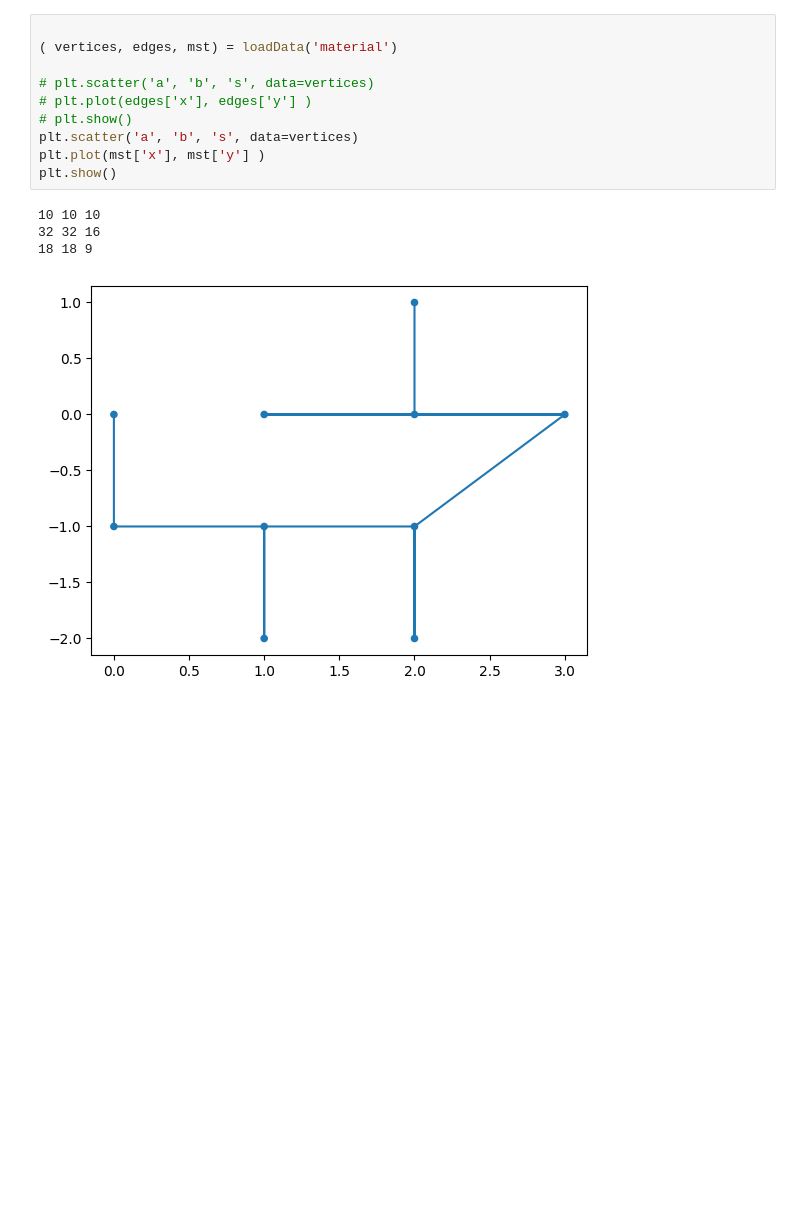
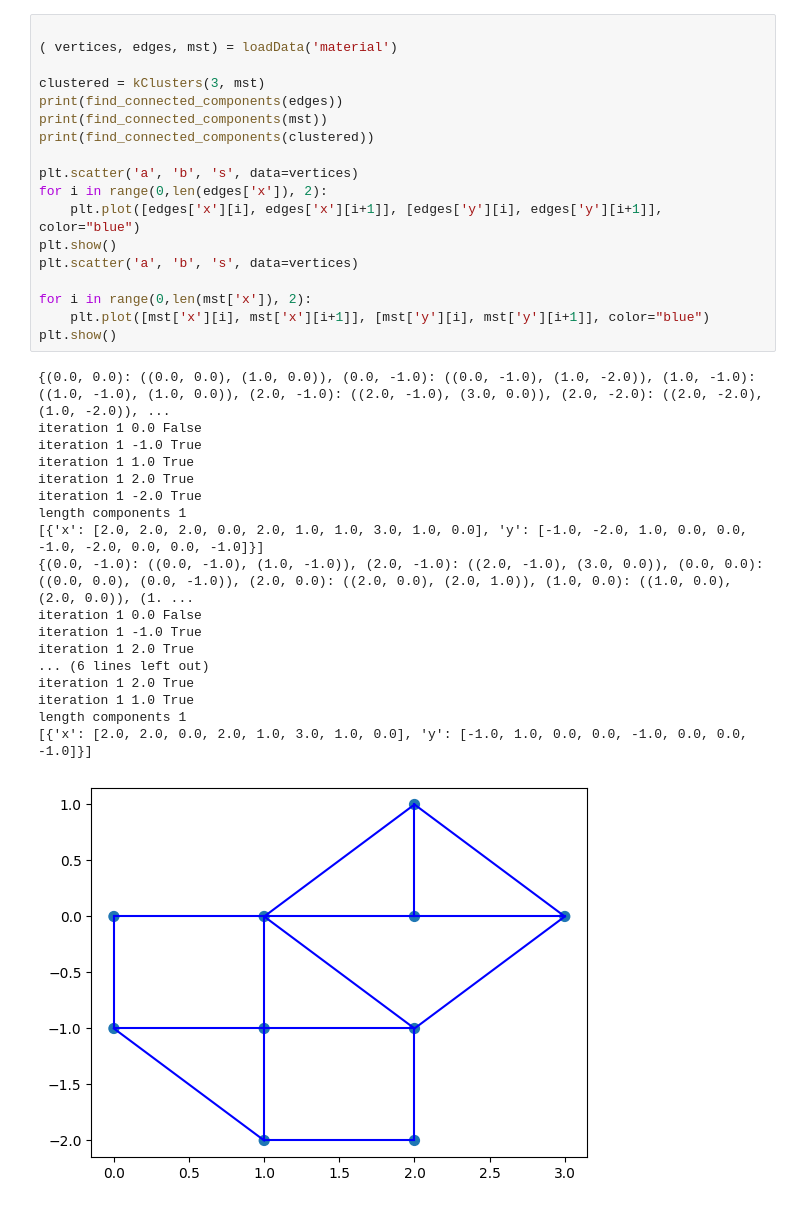
Before and after one commit to smitssjors/mpa, a Jupyter notebook: visualization.ipynb, the cells around one changed output. Cells and saved outputs as stored; diff of their text form; blank space fills up the shorter version.

Commit message:
more visualization

```diff
--- a/visualization.ipynb
+++ b/visualization.ipynb
@@ -71,15 +119,37 @@ def loadData(file: str):
 # %%
 
 ( vertices, edges, mst) = loadData('material')
 
-# plt.scatter('a', 'b', 's', data=vertices)
-# plt.plot(edges['x'], edges['y'] )
-# plt.show()
+clustered = kClusters(3, mst)
+print(find_connected_components(edges))
+print(find_connected_components(mst))
+print(find_connected_components(clustered))
+
 plt.scatter('a', 'b', 's', data=vertices)
-plt.plot(mst['x'], mst['y'] )
+for i in range(0,len(edges['x']), 2):
+    plt.plot([edges['x'][i], edges['x'][i+1]], [edges['y'][i], edges['y'][i+1]], color="blue")
 plt.show()
+plt.scatter('a', 'b', 's', data=vertices)
+
+for i in range(0,len(mst['x']), 2):
+    plt.plot([mst['x'][i], mst['x'][i+1]], [mst['y'][i], mst['y'][i+1]], color="blue")
+plt.show()
 # %% [output]
-10 10 10
-32 32 16
-18 18 9
+{(0.0, 0.0): ((0.0, 0.0), (1.0, 0.0)), (0.0, -1.0): ((0.0, -1.0), (1.0, -2.0)), (1.0, -1.0): ((1.0, -1.0), (1.0, 0.0)), (2.0, -1.0): ((2.0, -1.0), (3.0, 0.0)), (2.0, -2.0): ((2.0, -2.0), (1.0, -2.0)), ...
+iteration 1 0.0 False
+iteration 1 -1.0 True
+iteration 1 1.0 True
+iteration 1 2.0 True
+iteration 1 -2.0 True
+length components 1
+[{'x': [2.0, 2.0, 2.0, 0.0, 2.0, 1.0, 1.0, 3.0, 1.0, 0.0], 'y': [-1.0, -2.0, 1.0, 0.0, 0.0, -1.0, -2.0, 0.0, 0.0, -1.0]}]
+{(0.0, -1.0): ((0.0, -1.0), (1.0, -1.0)), (2.0, -1.0): ((2.0, -1.0), (3.0, 0.0)), (0.0, 0.0): ((0.0, 0.0), (0.0, -1.0)), (2.0, 0.0): ((2.0, 0.0), (2.0, 1.0)), (1.0, 0.0): ((1.0, 0.0), (2.0, 0.0)), (1. ...
+iteration 1 0.0 False
+iteration 1 -1.0 True
+iteration 1 2.0 True
+... (6 lines left out)
+iteration 1 2.0 True
+iteration 1 1.0 True
+length components 1
+[{'x': [2.0, 2.0, 0.0, 2.0, 1.0, 3.0, 1.0, 0.0], 'y': [-1.0, 1.0, 0.0, 0.0, -1.0, 0.0, 0.0, -1.0]}]
-[figure, old version]
+[figure, new version]
```
Also changed, not shown: parts of 6 cells of this notebook.
